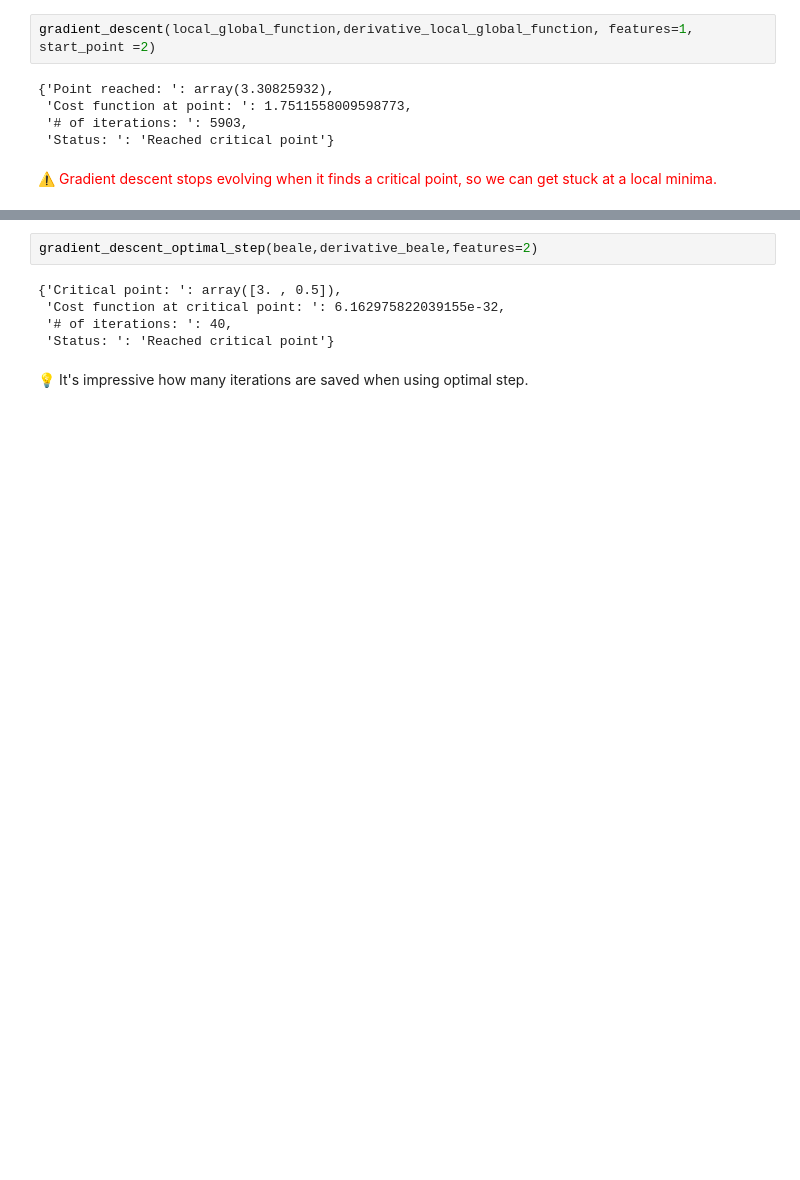
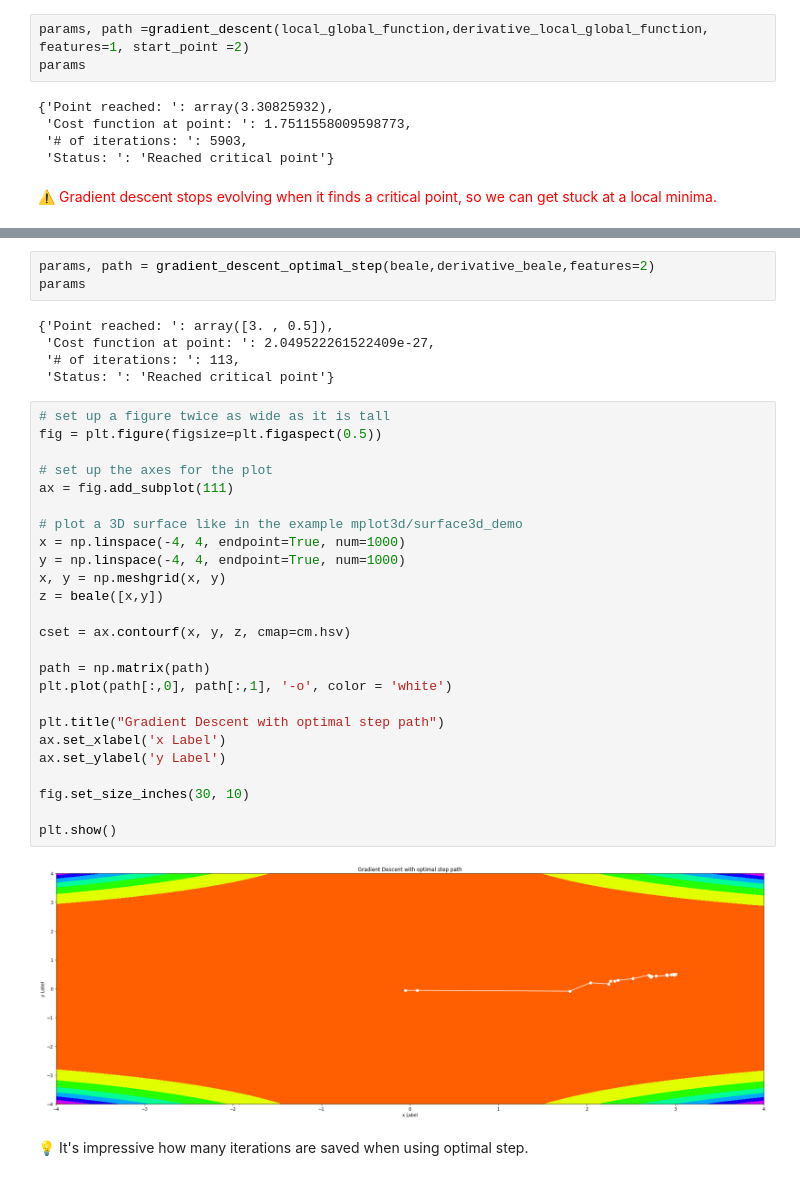
Before and after one commit to fonseca-erika/Optimization, a Jupyter notebook: Gradient Descent Fixed and Optimal Step.ipynb, the cells around one changed output, grey strips where cells are left out. Drawn from its saved outputs; the diff is of its cells as text; blank space fills up the shorter version.

```diff
--- a/Gradient Descent Fixed and Optimal Step.ipynb
+++ b/Gradient Descent Fixed and Optimal Step.ipynb
@@ -148,7 +149,8 @@ plt.plot(x,y)
 [<matplotlib.lines.Line2D at 0x...>]
 [figure]
 # %%
-gradient_descent(local_global_function,derivative_local_global_function, features=1, start_point =2)
+params, path =gradient_descent(local_global_function,derivative_local_global_function, features=1, start_point =2)
+params
 # %% [output]
 {'Point reached: ': array(3.30825932),
  'Cost function at point: ': 1.7511558009598773,
@@ -201,10 +206,38 @@ def gradient_descent_optimal_step(func_, deriv_, features, start_point=None, eph
 # %%
-gradient_descent_optimal_step(beale,derivative_beale,features=2)
+params, path = gradient_descent_optimal_step(beale,derivative_beale,features=2)
+params
 # %% [output]
-{'Critical point: ': array([3. , 0.5]),
- 'Cost function at critical point: ': 6.162975822039155e-32,
- '# of iterations: ': 40,
+{'Point reached: ': array([3. , 0.5]),
+ 'Cost function at point: ': 2.049522261522409e-27,
+ '# of iterations: ': 113,
  'Status: ': 'Reached critical point'}
+# %%
+# set up a figure twice as wide as it is tall
+fig = plt.figure(figsize=plt.figaspect(0.5))
+
+# set up the axes for the plot
+ax = fig.add_subplot(111)
+
+# plot a 3D surface like in the example mplot3d/surface3d_demo
+x = np.linspace(-4, 4, endpoint=True, num=1000)
+y = np.linspace(-4, 4, endpoint=True, num=1000)
+x, y = np.meshgrid(x, y)
+z = beale([x,y])
+
+cset = ax.contourf(x, y, z, cmap=cm.hsv)
+
+path = np.matrix(path)
+plt.plot(path[:,0], path[:,1], '-o', color = 'white')
+
+plt.title("Gradient Descent with optimal step path")
+ax.set_xlabel('x Label')
+ax.set_ylabel('y Label')
+
+fig.set_size_inches(30, 10)
+
+plt.show()
+# %% [output]
+[figure, added]
 # %% [markdown]
 💡 It's impressive how many iterations are saved when using optimal step.
 # %%
```
Also changed, not shown: parts of 8 cells of this notebook.
